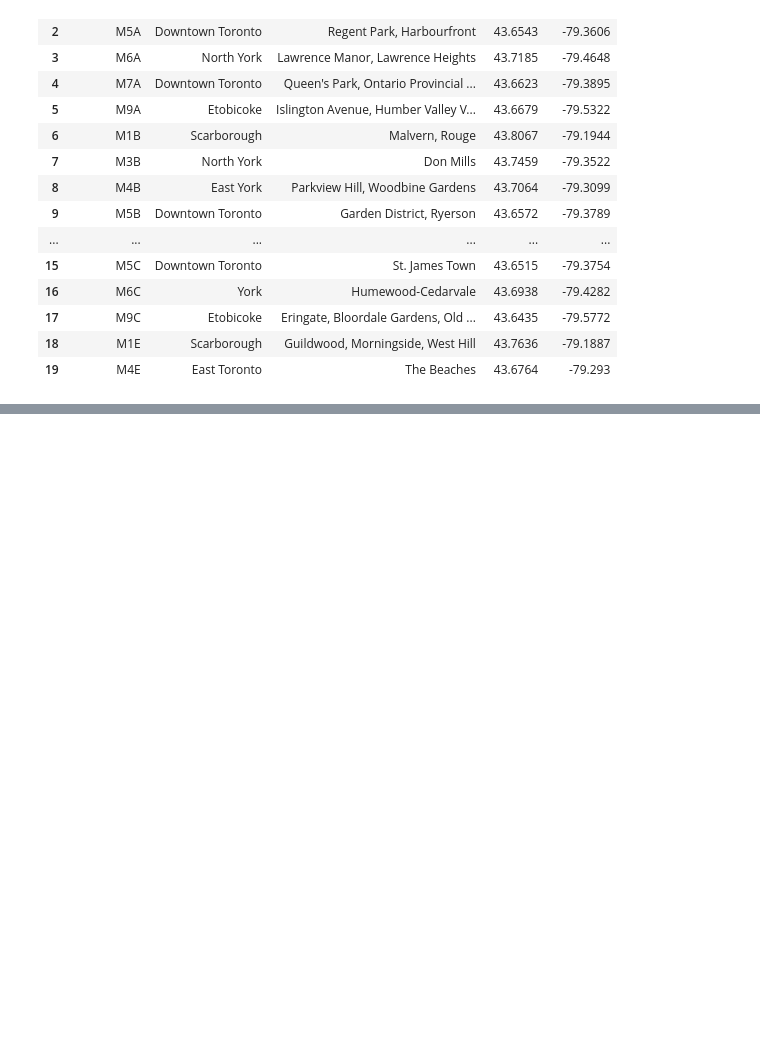
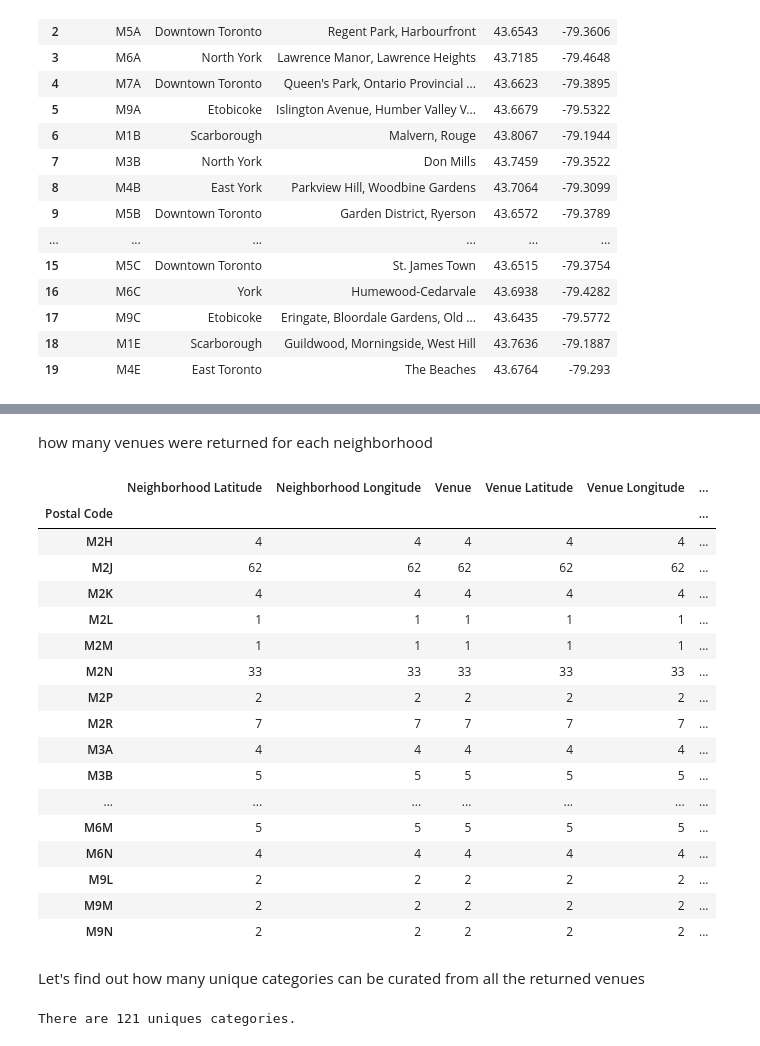
Before and after one commit to Tibetta/Coursera_Capstone, a Jupyter notebook: Toronto_postalCodes.ipynb, the cells around one changed output, grey strips where cells are left out. Cells and saved outputs as stored; diff of their text form; code cells hidden in the pictures; blank space fills up the shorter version.

```diff
--- a/Toronto_postalCodes.ipynb
+++ b/Toronto_postalCodes.ipynb
@@ -194,0 +233,5 @@ df_set.head(20)
+# %%
+#I select only the Borough with the word Toronto
+toronto_toronto = df_set[df_set['Borough'].str.contains('Toronto')].reset_index(drop=True)
+print(toronto_toronto.shape)
+toronto_toronto.head()
@@ -194,0 +419,29 @@ df_set.head(20)
+# %% [markdown]
+how many venues were returned for each neighborhood
+# %%
+toronto_venues.groupby('Postal Code').count()
+# %% [output]
+|  | Neighborhood Latitude | Neighborhood Longitude | Venue | Venue Latitude | Venue Longitude | ... |
+| Postal Code |  |  |  |  |  | ... |
+| M2H | 4 | 4 | 4 | 4 | 4 | ... |
+| M2J | 62 | 62 | 62 | 62 | 62 | ... |
+| M2K | 4 | 4 | 4 | 4 | 4 | ... |
+| M2L | 1 | 1 | 1 | 1 | 1 | ... |
+| M2M | 1 | 1 | 1 | 1 | 1 | ... |
+| M2N | 33 | 33 | 33 | 33 | 33 | ... |
+| M2P | 2 | 2 | 2 | 2 | 2 | ... |
+| M2R | 7 | 7 | 7 | 7 | 7 | ... |
+| M3A | 4 | 4 | 4 | 4 | 4 | ... |
+| M3B | 5 | 5 | 5 | 5 | 5 | ... |
+| ... | ... | ... | ... | ... | ... | ... |
+| M6M | 5 | 5 | 5 | 5 | 5 | ... |
+| M6N | 4 | 4 | 4 | 4 | 4 | ... |
+| M9L | 2 | 2 | 2 | 2 | 2 | ... |
+| M9M | 2 | 2 | 2 | 2 | 2 | ... |
+| M9N | 2 | 2 | 2 | 2 | 2 | ... |
+# %% [markdown]
+Let's find out how many unique categories can be curated from all the returned venues
+# %%
+print('There are {} uniques categories.'.format(len(toronto_venues['Venue Category'].unique())))
+# %% [output]
+There are 121 uniques categories.
```
Also changed, not shown: parts of 49 cells of this notebook.
